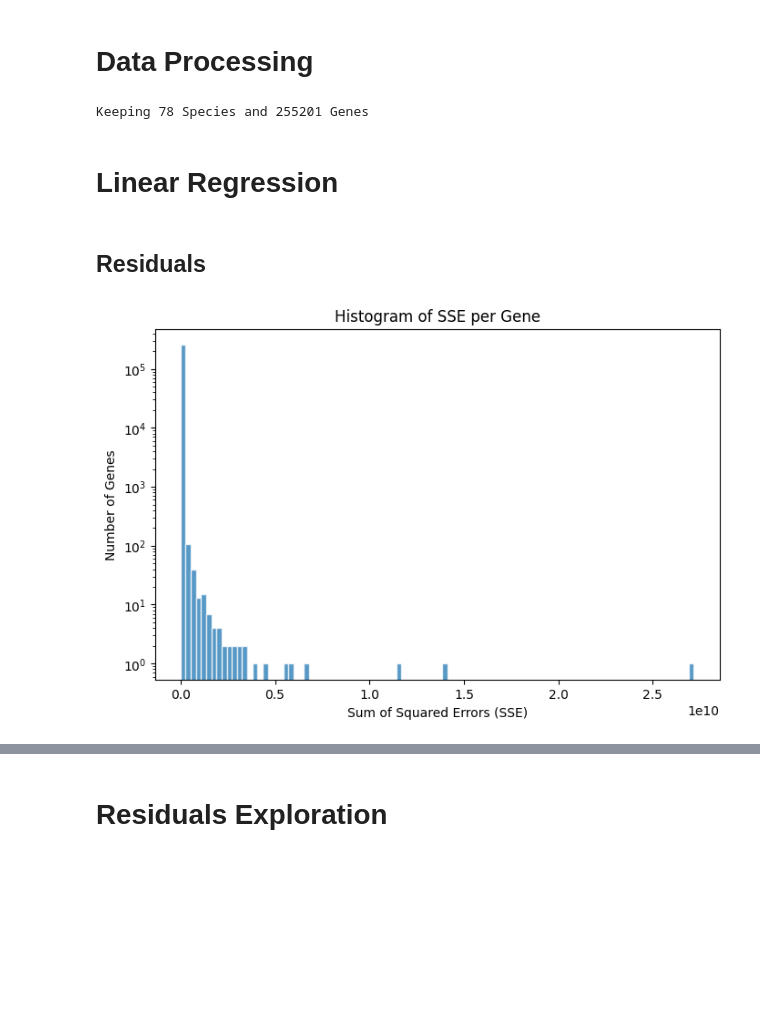
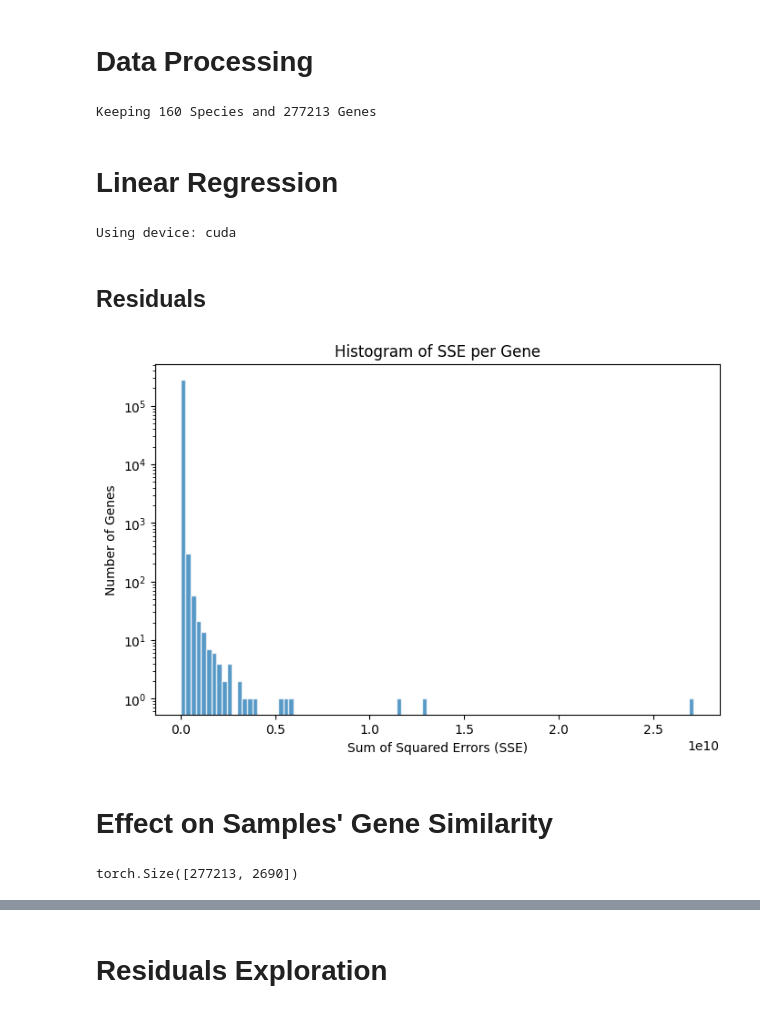
Before and after one commit to AthomsG/gene-prediction-from-bacteria-community, a Jupyter notebook: notebooks/Linear Regression.ipynb, the cells around one changed output, grey strips where cells are left out. Cells and saved outputs as stored; diff of their text form; code cells hidden in the pictures; blank space fills up the shorter version.

```diff
--- a/notebooks/Linear Regression.ipynb
+++ b/notebooks/Linear Regression.ipynb
@@ -37,7 +38,7 @@ The linear model captures **direct relationships** between species and genes. Ho
 # Load Data
 # %%
 # import data
-df_species = pd.read_parquet('../processed_data/species_coverage.parquet')
+df_species = pd.read_parquet('../processed_data/taxon_coverage_s.parquet')
 
 df_genes   = pd.read_parquet('../processed_data/gene_coverage.parquet')
 df_genes = df_genes.set_index("Sample")
@@ -51,7 +52,7 @@ count_species = (df_species > 0).sum(0)
 count_genes = (df_genes > 0).sum(0)
 
 # remove columns that rarely show up
-threshold = 200
+threshold = 100
 
 species_keep = count_species[count_species >= threshold].index
 genes_keep = count_genes[count_genes >= threshold].index
@@ -64,7 +65,7 @@ df_genes = df_genes[genes_keep]
 del species_keep
 del genes_keep
 # %% [output]
-Keeping 78 Species and 255201 Genes
+Keeping 160 Species and 277213 Genes
 # %% [markdown]
 # Linear Regression
 # %%
@@ -76,16 +80,45 @@ alpha = Y @ Xt @ np.linalg.pinv(X @ Xt)
+# %%
+device = torch.device("cuda" if torch.cuda.is_available() else "cpu")
+print(f"Using device: {device}")
+
+X_torch = torch.tensor(df_species.values.T, dtype=torch.float32, device=device)  # (n_features, n_samples)
+
+Y_np = df_genes.values.T
+Y_sparse = torch.tensor(Y_np, dtype=torch.float32, device=device)
+Y_sparse = Y_sparse.to_sparse()  # convert to sparse format
+
+Xt_torch = X_torch.T  # (n_samples, n_features)
+
+alpha_torch = Y_sparse @ Xt_torch @ torch.linalg.pinv(X_torch @ Xt_torch)
+alpha = alpha_torch.to_dense().cpu().numpy()
+
+del X_torch, Y_np, Y_sparse
+# %% [output]
+Using device: cuda
 # %% [markdown]
 ## Residuals
 # %%
-Y_hat = alpha @ X
-residuals = Y - Y_hat
+X_torch = torch.tensor(df_species.values.T, dtype=torch.float32, device=device)
+Y_torch = torch.tensor(df_genes.values.T, dtype=torch.float32, device=device)
 
-SSE = np.sum((residuals) ** 2, axis=1)
+Y_hat = alpha_torch @ X_torch
+residuals = Y_torch - Y_hat
+
+SSE = torch.sum(residuals ** 2, dim=1)
+
+SSE_cpu = SSE.cpu().numpy()
 # %%
 plt.figure(figsize=(8, 5))
-plt.hist(SSE, bins=100, alpha=0.75, edgecolor='white', log=True)
+plt.hist(SSE_cpu, bins=100, alpha=0.75, edgecolor='white', log=True)
 plt.xlabel("Sum of Squared Errors (SSE)")
 plt.ylabel("Number of Genes")
 plt.title("Histogram of SSE per Gene")
 plt.show()
 # %% [output]
-[figure, old version]
+[figure, new version]
+# %% [markdown]
+# Effect on Samples' Gene Similarity
+# %%
+residuals.shape
+# %% [output]
+torch.Size([277213, 2690])
```
Also changed, not shown: parts of 3 cells of this notebook, 2 other files.
